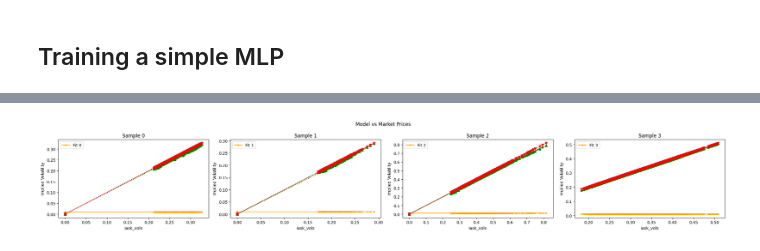
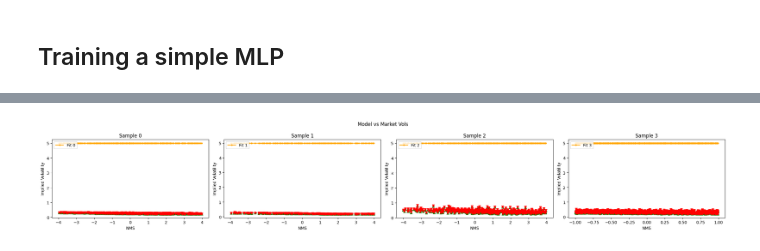
Before and after one commit to hansbuehler/quant_data, a Jupyter notebook: quantdata/dysanos/train/viz_train.ipynb, the cells around one changed output, grey strips where cells are left out. Drawn from its saved outputs; the diff is of its cells as text; code cells hidden in the pictures.

Commit message:
* Training is doing something ... not "good" yet but does something.

```diff
--- a/quantdata/dysanos/train/viz_train.ipynb
+++ b/quantdata/dysanos/train/viz_train.ipynb
@@ -72,7 +72,7 @@ print("/done")
 
 from wandb.util import np
 
-from quantdata.torch import get, pop
+from quantdata.torch import get, pop, compute_grad_norm, detect_grad_issues
 from quantdata.torch.sampler import BlockSampler
 from quantdata.torch.ffw import FastForward, BaseEnvironment, BaseModel, dataclass, tnn
 from quantdata.torch.bbtorch import BackboneTorch
@@ -261,15 +261,16 @@ class AEC(BaseModel):
         else:
             assert self.config.encode_what == "price", f"Invalid value for 'encode_what': {self.config.encode_what}"
             fit_vol    = None
-            fit_price  = self.softplus(decoded) # ensure positive output for price prediction
+            fit_price  = decoded # keep a linear head so the price objective stays differentiable
 
-        self.verify( lambda: torch.isfinite(fit_price).all(), lambda: f"Mid price must be positive for valid samples; found {torch.min(fit_price[mask]).item():.4f}" )
+        self.verify( lambda: torch.isfinite(fit_price).all(), "Infinite mid price")
 
         # loss function
         # -------------
 
         weights      = torch.where( mask, 1./torch.where(mask, pure_spread, 1.), 0. ) # (B,S,O) weight inversely proportional to spread, but zero if mask is not valid
         excess       = torch.relu( fit_price - pure_ask ) + torch.relu( pure_bid - fit_price )
+        weights      = torch.where( mask, 1., 0. ) # ensure zero weight for invalid samples
         loss         = weights * ( (1.-self.config.mid_fit_weight ) * excess + self.config.mid_fit_weight * ( fit_price - pure_mid )**2 )
 
         loss         = torch.sum(loss)
@@ -296,21 +297,21 @@ aec_config = AEC.Config(
     num_state = 32,
     num_compress = 128   ,
     encode_what = "price",
-    mid_fit_weight = 1.,
+    mid_fit_weight = 0.1,
     encoder_set_config = FastForward.Config(
         num_depth = 2,
         num_width = 32,
-        activation = 'Softplus',
+        activation = 'ReLU',
     ),
     encoder_fix_config = FastForward.Config(
         num_depth = 2,
         num_width = 64,
-        activation = 'Softplus',
+        activation = 'ReLU',
     ),
     decoder_config = FastForward.Config(
         num_depth = 2,
         num_width = 32,
-        activation = 'Softplus',
+        activation = 'ReLU',
     )
 )
 
@@ -331,13 +332,13 @@ class TrainConfig:
     batch_per_epoch : int = 4
 
     # clipping
-    max_grad_norm   : float|None = 1.
+    max_grad_norm   : float|None = None
 
     # optimizer
-    lr_init         : float = 0.01
-    lr_final        : float = 1E-5
+    lr_init         : float = 1E-3
+    lr_final        : float = 1E-6
     lr_init_steps   : int = 10
-    lr_decay_steps  : int = 100
+    lr_decay_steps  : int = 1000
 
     def learning_rate( self, init_epoch ) -> callable:
         def learning_rate( step ):
@@ -373,8 +374,10 @@ class Visualizer(object):
 
         self.sample_ids  = sorted( self.rng.choice( sampler.trn_samples_ids if config.use_trn else sampler.vld_samples_ids, size=config.num_viz, replace=False ) )
 
-        self.fig     = None
-        self.axs     = None
+        self.figV    = None
+        self.figP    = None
+        self.axsV    = None
+        self.axsP    = None
         self.store   = store()
 
     def update( self, model : AEC, epoch : int ):
@@ -387,6 +390,8 @@ class Visualizer(object):
             is_valid      = is_valid[:,-1,:]
             assert is_valid.shape[0] == self.config.num_viz, f"Expected number of valid samples to match number of visualizations {self.config.num_viz}, but found {is_valid.shape[0]}"
 
+            pure_ask      = batch['ask_pure_price'][:,-1,:].detach().cpu().numpy()
+            pure_bid      = batch['bid_pure_price'][:,-1,:].detach().cpu().numpy()
             bid_vols      = batch['bid_vol'][:,-1,:].detach().cpu().numpy()
             ask_vols      = batch['ask_vol'][:,-1,:].detach().cpu().numpy()
             nms           = batch['nms'][:,-1,:].detach().cpu().numpy()
@@ -401,41 +406,56 @@ class Visualizer(object):
             fit_vols      = pathwise['fit_vol'][:,-1,:].detach().cpu().numpy() if pathwise['fit_vol'] is not None else None
 
             num_plots     = fit_price.shape[0]
-            is_first      = self.fig is None
+            is_first      = self.figV is None
             if is_first:
-                self.fig = figure( title="Model vs Market Prices", col_size=6, row_size=4, columns=4 )
-                self.axs = [ self.fig.add_subplot(f"Sample {i}") for i in range(num_plots) ]
+                self.figV = figure( title="Model vs Market Vols", col_size=6, row_size=4, columns=4 )
+                self.axsV = [ self.figV.add_subplot(f"Sample {i}") for i in range(num_plots) ]
+                self.figP = figure( title="Model vs Market Prices", col_size=6, row_size=4, columns=4 )
+                self.axsP = [ self.figP.add_subplot(f"Sample {i}") for i in range(num_plots) ]
+
+                for axP in self.axsP:
+                    axP.axhline(0., color="gray", linestyle="--", linewidth=1)
 
             self.store.clear()
 
             # Per expiry
-            for ip, ax in enumerate(self.axs):
+            for ip, (axV, axP) in enumerate(zip(self.axsV, self.axsP)):
                 ivld       = is_valid[ip,:]
                 inms       = nms[ip,:][ivld]
                 ixs        = np.argsort(inms)
                 inms       = inms[ixs]
                 ipure_k    = pure_strike[ip,:][ixs]
                 isqrtT     = sqrtT[ip,:][ixs]
+                ifit       = fit_price[ip,:][ixs]
+                ibid       = pure_bid[ip,:][ixs]
+                iask       = pure_ask[ip,:][ixs]
                 ibid_vols  = bid_vols[ip,:][ixs]
                 iask_vols  = ask_vols[ip,:][ixs]
 
                 if not fit_vols is None:
                     ifit_vols  = fit_vols[ip,:][ixs]
                 else:
-                    ifit_price = fit_price[ip,:][ixs]
-                    ifit_vols  = bs.implied( ipure_k, ifit_price, sqrtT=isqrtT )
+                    ifit_vols  = bs.implied( ipure_k, ifit, sqrtT=isqrtT, on_exceed_bounds="quiet" )
 
-                self.store += ax.plot( iask_vols, ifit_vols, ".-", color="orange", label=f"Fit {ip}" )
-                self.store += ax.plot( iask_vols, ibid_vols, "^:", color="green")
-                self.store += ax.plot( iask_vols, iask_vols, "v:", color="red")
+                self.store += axV.plot( inms, ifit_vols, ".-", color="orange", label=f"Fit {ip}" )
+                self.store += axV.plot( inms, ibid_vols, "^:", color="green")
+                self.store += axV.plot( inms, iask_vols, "v:", color="red")
 
-                ax.set_ylim( *m_o_m(ifit_vols, ibid_vols, iask_vols ))
+                self.store += axP.plot( inms, ibid - ifit, "^:", color="green", label=f"Bid-Fit {ip}")
+                self.store += axP.plot( inms, iask - ifit, "v:", color="red", label=f"Ask-Fit {ip}")
+
+                axV.set_ylim( *m_o_m(ifit_vols, ibid_vols, iask_vols ))
+                axP.set_ylim( *m_o_m(ibid - ifit, iask - ifit) )
 
                 if is_first:
-                    ax.set_xlabel("iask_vols")
-                    ax.set_ylabel("Implied Volatility")
-                    ax.legend(loc="upper left")
-            self.fig.render()
+                    axV.set_xlabel("NMS")
+                    axV.set_ylabel("Implied Volatility")
+                    axV.legend(loc="upper left")
+                    axP.set_xlabel("NMS")
+                    axP.set_ylabel("Price Difference")
+                    axP.legend(loc="upper left")
+            self.figV.render()
+            self.figP.render()
 
 def train( env     : BaseEnvironment,
            epochs  : int,
@@ -447,7 +467,8 @@ def train( env     : BaseEnvironment,
     init_epoch = 0 # TODO: load state
 
     verbose.write(lambda : f"Launching {model.__class__.__name__} training for {epochs} epochs over {sampler.num_trn_samples} training and {sampler.num_vld_samples} validation samples, using a mini bastch size of "+\
-                           f"{config.trn_batch_size} for {config.batch_per_epoch} batches per epoch, and a batch size of {config.val_batch_size} for valuation.")
+                           f"{config.trn_batch_size} for {config.batch_per_epoch} batches per epoch, and a batch size of {config.val_batch_size} for valuation."+\
+                           f"The model has {sum(p.numel() for p in model.parameters())} parameters.")
     rndg = torch.Generator(device="cpu")
 
     optimizer = torch.optim.Adam(model.parameters(), lr=config.lr_init)
@@ -462,6 +483,7 @@ def train( env     : BaseEnvironment,
     for epoch in range(init_epoch+1, epochs+1):
 
         assert all(torch.isfinite(p).all().item() for p in model.parameters()), "Model parameters contain non-finite values before training step"
+        grad_norm = 0.
 
         with tracker("training"):
             def train():
@@ -484,21 +506,26 @@ def train( env     : BaseEnvironment,
                     assert torch.isfinite(mini_loss).all(), f"Internal error: mini_loss infinite"
 
                     mini_loss.backward()
+
+                    detect_grad_issues(model)
+
                     if config.max_grad_norm is not None:
                         torch.nn.utils.clip_grad_norm_(model.parameters(), config.max_grad_norm)
+                    grad_norm = compute_grad_norm(model)
+
                     optimizer.step()
                     assert all(torch.isfinite(p).all().item() for p in model.parameters()), f"Model parameters contain non-finite values after optimizer step {epoch} {imini}"
 
                     loss    += ls.detach().item()
                     weight  += wg.detach().item()
                 scheduler.step() if not scheduler is None else None  # decay LR by 5%
-                return loss / weight
+                return loss / weight, grad_norm
 
-            trn_loss = train()
+            trn_loss, grad_norm = train()
 
         lr = scheduler.get_last_lr()[0] if scheduler is not None else config.lr_init
         str_tme_trn = f"{tracker['training'].fmt_average_lap_seconds()}"
-        verbose.write(lambda : f"\rTraining epoch {epoch}/{epochs} error avg trn {trn_loss:.4g} [{str_tme_trn}] learning rate {lr:.2e}", end='')
+        verbose.write(lambda : f"\rTraining epoch {epoch}/{epochs} error avg trn {trn_loss:.4g} [{str_tme_trn}] learning rate {lr:.2e} grad norm {grad_norm:.4g}", end='')
 
         with torch.no_grad():
             def value( trn ):
@@ -530,7 +557,7 @@ def train( env     : BaseEnvironment,
         str_tme_val_vld = f"{tracker['val_vld'].fmt_average_lap_seconds()}"
         str_estimated   = fmt_seconds( tracker.current_lap_seconds * (epochs - epoch) )
 
-        str_metrics = f"LR: {lr:.2e}, "
+        str_metrics = f"LR: {lr:.2e}, GN {grad_norm:.4g}, "
         for k in trn_metrics:
             trn_v = trn_metrics[k]
             vld_v = vld_metrics[k]
@@ -551 +578 @@ train( env, epochs=100, model=model, sampler=sampler, config=TrainConfig(), verb
-[figure, old version]
+[figure, new version]
```
Also changed, not shown: parts of 1 cell of this notebook, 1 other file.
